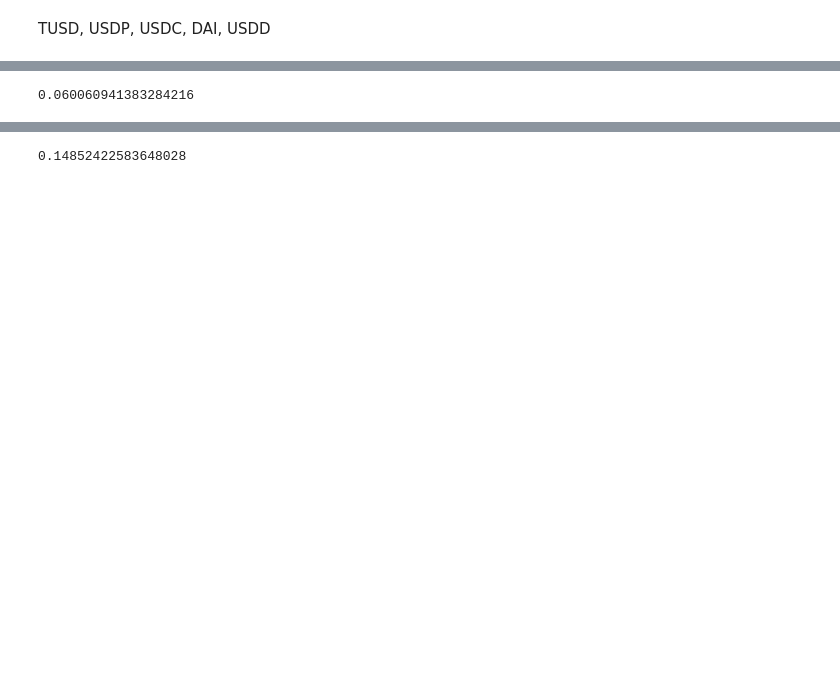
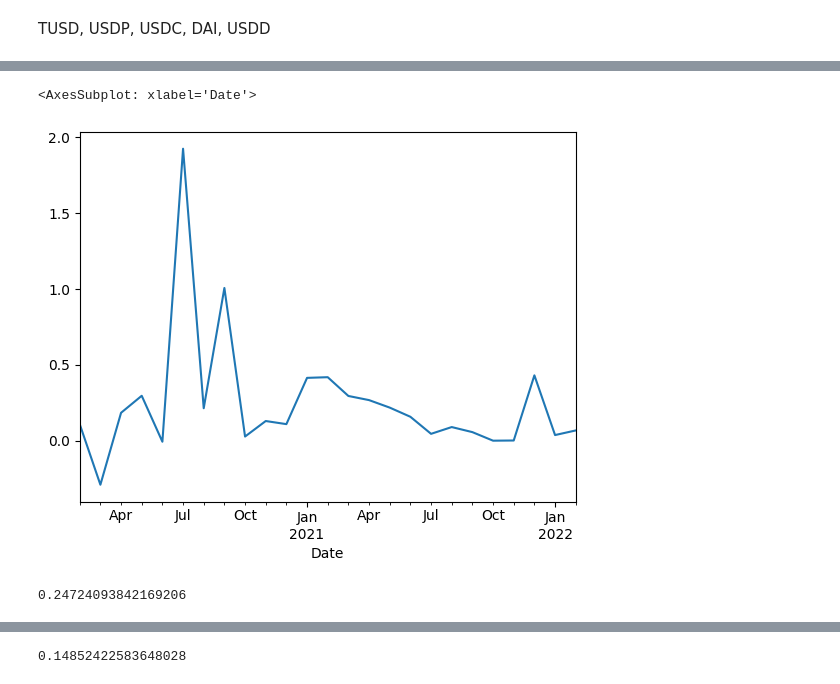
Before and after one commit to immortal16/OpenDeltaDeliverables, a Jupyter notebook: stablecoins.ipynb, the cells around one changed output, grey strips where cells are left out. Cells and saved outputs as stored; diff of their text form; code cells hidden in the pictures; blank space fills up the shorter version.

```diff
--- a/stablecoins.ipynb
+++ b/stablecoins.ipynb
@@ -84,3 +99,12 @@ dai_monthly_average
+# %%
+dai_monthly['MC Change'].plot()
+# %% [output]
+<AxesSubplot: xlabel='Date'>
+[figure, added]
+# %%
+dai_monthly_average
+# %% [output]
+0.24724093842169206
 # %%
 scraper = CmcScraper('USDD', '01-01-2022', '01-01-2024')
 
@@ -97,6 +121,3 @@ usdd_monthly['MC Change'] = usdd_monthly['Market Cap'].pct_change()
 
 usdd_monthly = usdd_monthly.replace([np.inf, -np.inf], np.nan).dropna()
 usdd_monthly_average = usdd_monthly['MC Change'].mean()
-usdd_monthly_average
-# %% [output]
-0.060060941383284216
```
Also changed, not shown: parts of 12 cells of this notebook.
